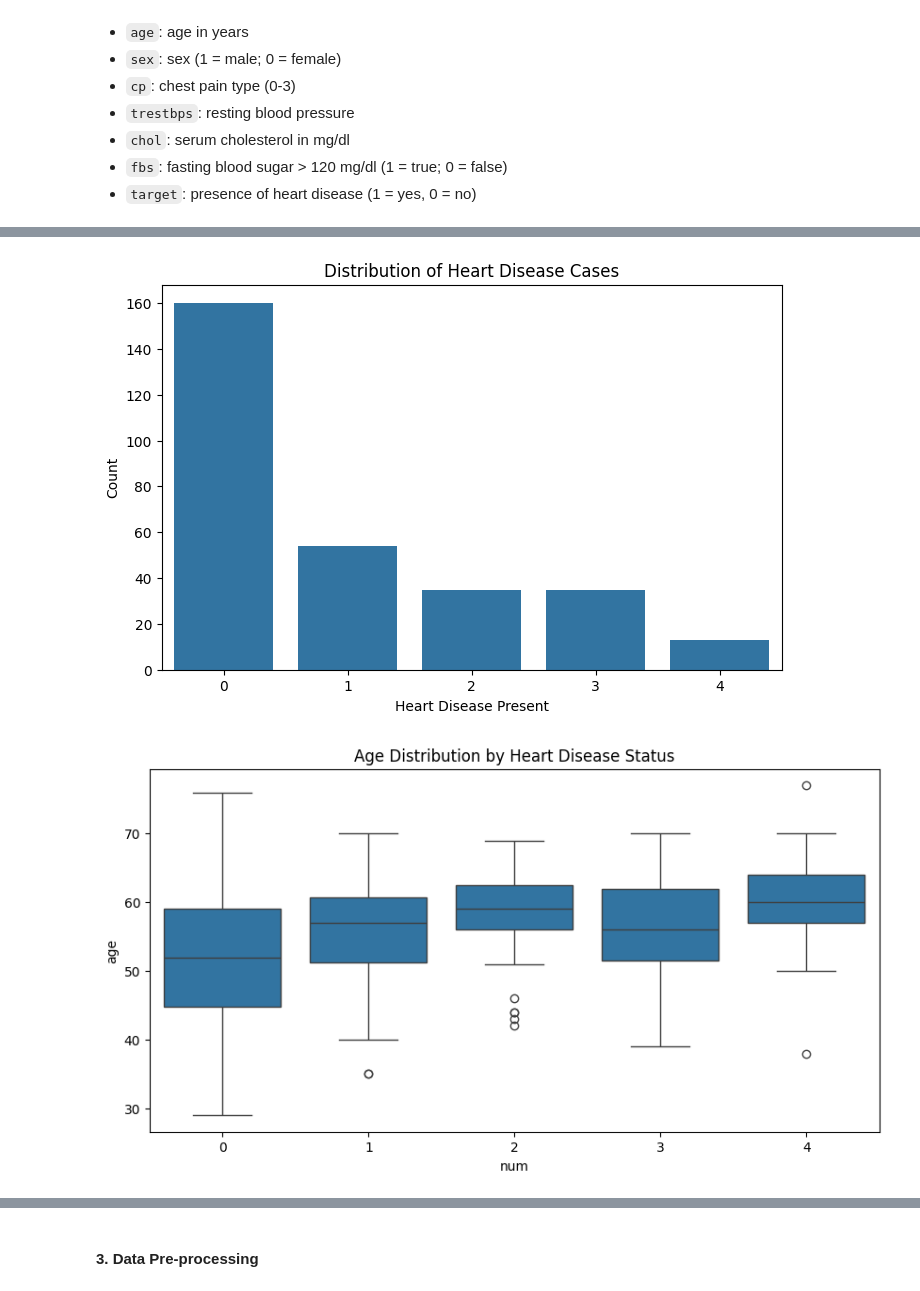
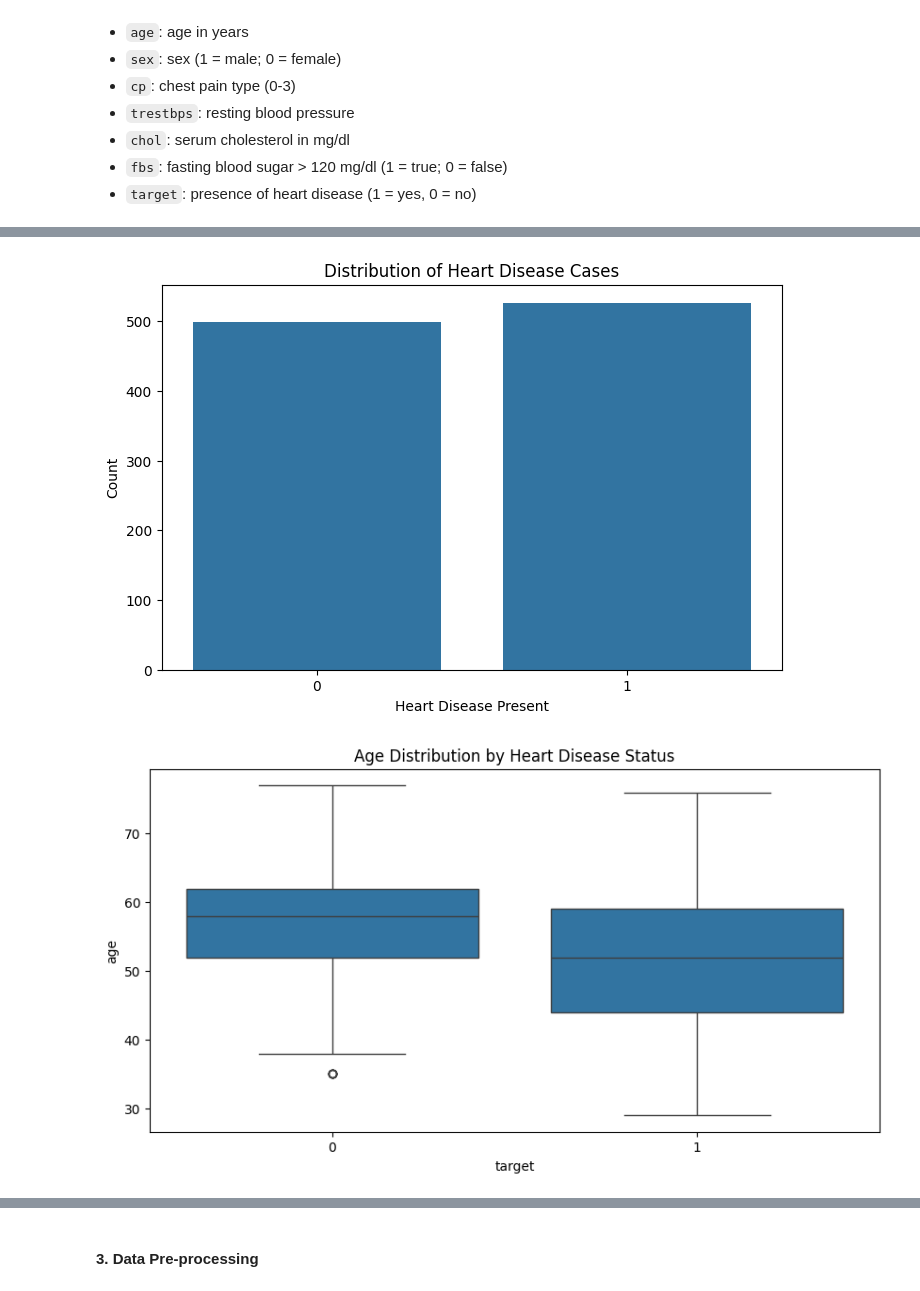
Before and after one commit to ROARMarketingConcepts/Coding-Temple-Teaching-Sessions, a Jupyter notebook: M08 - Machine Learning - Classification/M08_ML_Classification_Challenge.ipynb, the cells around one changed output, grey strips where cells are left out. Saved outputs shown, nothing was run; the diff lists cells and outputs as text; code cells hidden in the pictures.

```diff
--- a/M08 - Machine Learning - Classification/M08_ML_Classification_Challenge.ipynb
+++ b/M08 - Machine Learning - Classification/M08_ML_Classification_Challenge.ipynb
@@ -17,2 +21,7 @@ from ucimlrepo import fetch_ucirepo
 # %% [markdown]
 #### 2. Load the heart disease dataset
+# %%
+df = pd.read_csv('/gdrive/MyDrive/Coding Temple/8 - Machine Learning Classification/Live Session Notebooks/heart.csv')
+cols_to_keep = ['age', 'sex', 'cp', 'trestbps', 'chol', 'fbs', 'target']
+df = df[cols_to_keep]
+df.head()
@@ -19,16 +35,16 @@ from ucimlrepo import fetch_ucirepo
 # %%
-heart_disease_data = fetch_ucirepo(id=45)
+# heart_disease_data = fetch_ucirepo(id=45)
 
-X = heart_disease_data.data.features
-y = heart_disease_data.data.targets
+# X = heart_disease_data.data.features
+# y = heart_disease_data.data.targets
 
-all_columns = ['age', 'sex', 'cp', 'trestbps', 'chol', 'fbs','num']
-feature_columns = ['age', 'sex', 'cp', 'trestbps', 'chol', 'fbs']
+# all_columns = ['age', 'sex', 'cp', 'trestbps', 'chol', 'fbs','num']
+# feature_columns = ['age', 'sex', 'cp', 'trestbps', 'chol', 'fbs']
 
-# Convert to pandas DataFrame
+# # Convert to pandas DataFrame
 
-X = pd.DataFrame(X)
-y = pd.DataFrame(y)
+# X = pd.DataFrame(X)
+# y = pd.DataFrame(y)
 
-df = pd.concat([X, y], axis=1)
-df.head()
+# df = pd.concat([X, y], axis=1)
+# df.head()
@@ -59,7 +65,3 @@ dtype: int64
 *  `chol`: serum cholesterol in mg/dl
 *  `fbs`: fasting blood sugar > 120 mg/dl (1 = true; 0 = false)
 *  `target`: presence of heart disease (1 = yes, 0 = no)
-# %%
-df = df.dropna()
-df = df.filter(all_columns)
-df.info()
@@ -125,21 +117,21 @@ print(heart_disease_data.variables)
 # %%
 # Check class distribution
 plt.figure(figsize=(8, 5))
-sns.countplot(data=df, x='num')
+sns.countplot(data=df, x='target')
 plt.title('Distribution of Heart Disease Cases')
 plt.xlabel('Heart Disease Present')
 plt.ylabel('Count')
 plt.show()
 # %% [output]
-[figure, old version]
+[figure, new version]
 # %%
 # Age distribution by disease status
 plt.figure(figsize=(10, 5))
-sns.boxplot(data=df, x='num', y='age')
+sns.boxplot(data=df, x='target', y='age')
 plt.title('Age Distribution by Heart Disease Status')
 plt.show()
 # %% [output]
-[figure, old version]
+[figure, new version]
 # %%
 # Correlation heatmap
 plt.figure(figsize=(10, 8))
```
Also changed, not shown: parts of 19 cells of this notebook, 5 other files.
